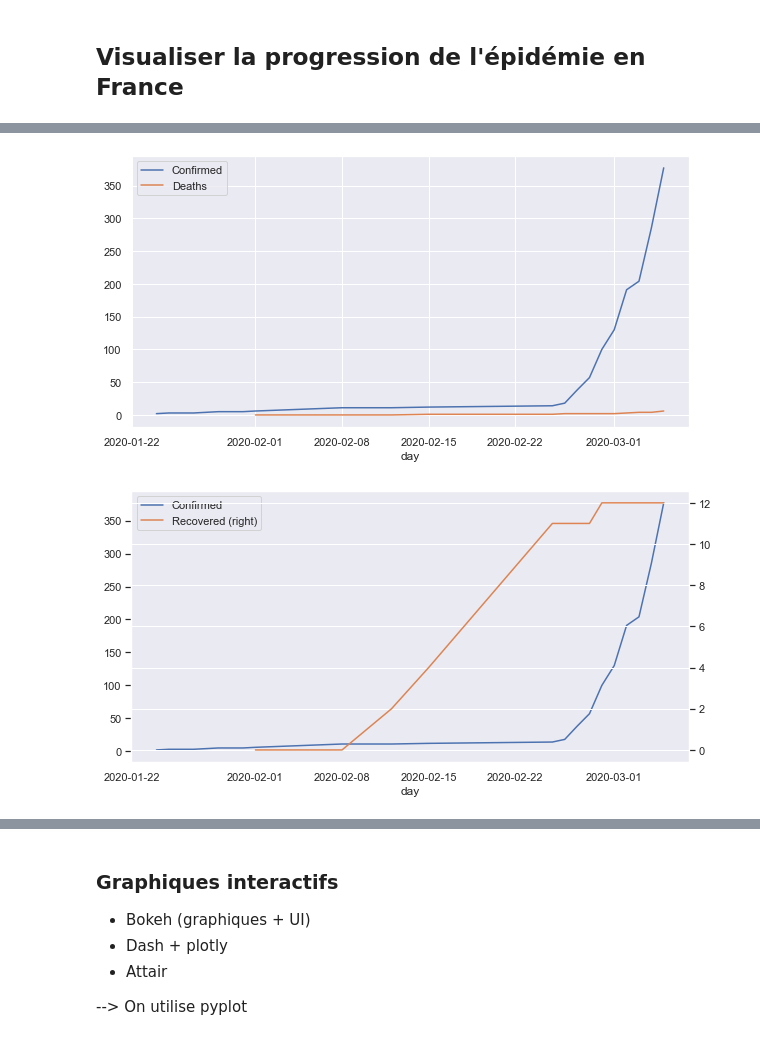
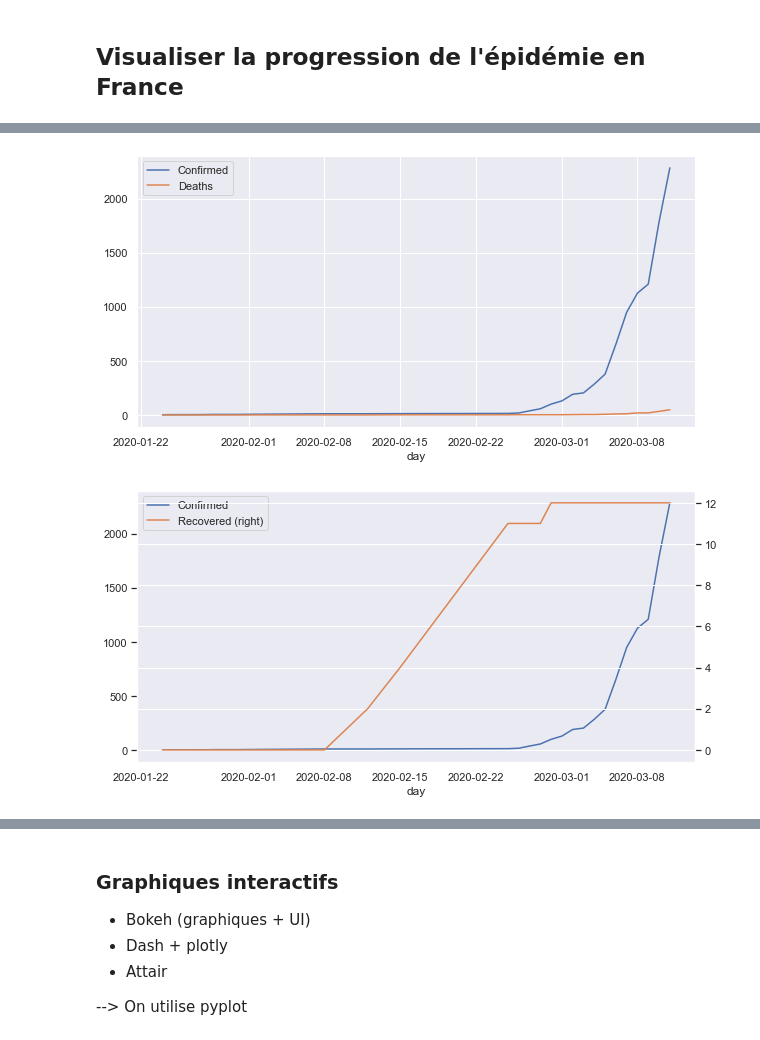
Before and after one commit to LucileRR/Global, a Jupyter notebook: notebooks/visualisation_epidemie.ipynb, the cells around one changed output, grey strips where cells are left out. Cells and saved outputs as stored; diff of their text form; code cells hidden in the pictures.

```diff
--- a/notebooks/visualisation_epidemie.ipynb
+++ b/notebooks/visualisation_epidemie.ipynb
@@ -75,0 +73,7 @@ epidemie_df[epidemie_df['Country/Region'] == 'France'].head()
+# %%
+france_df = (epidemie_df[epidemie_df['Country/Region']=='France']
+             .drop_duplicates(subset=['Province/State', 'day'])
+             .groupby(by=['Country/Region', 'day'])
+             .agg({'Confirmed':'sum', 'Deaths': 'sum', 'Recovered':'sum'})
+             .reset_index()
+)
@@ -76,3 +89,3 @@ epidemie_df[epidemie_df['Country/Region'] == 'France'].head()
 # %%
-epidemie_df[epidemie_df['Country/Region'] == 'France'].set_index('day')['Confirmed'].plot(figsize=(10, 5));
+france_df.set_index('day')['Confirmed'].plot(figsize=(10, 5));
 # %% [output]
@@ -92,16 +105,16 @@ epidemie_df[epidemie_df['Country/Region'] == 'Mainland China'].set_index('day')[
 # %%
-(epidemie_df[epidemie_df['Country/Region'] == 'France']
+(france_df
  .set_index('day')[['Confirmed','Deaths']]
 ).plot(figsize=(10, 5));
 # %% [output]
-[figure, old version]
+[figure, new version]
 # %%
 # Ajouter un axe différent pour les décès
-(epidemie_df[epidemie_df['Country/Region'] == 'France']
+(france_df
  .set_index('day')[['Confirmed','Recovered']]
 ).plot(secondary_y=['Deaths', 'Recovered'], figsize=(10, 5));
 # %% [output]
-[figure, old version]
+[figure, new version]
 # %%
 china_df = (epidemie_df[epidemie_df['Country/Region'] == 'Mainland China']
             .groupby('day')
```
Also changed, not shown: parts of 15 cells of this notebook, 3 other files.
